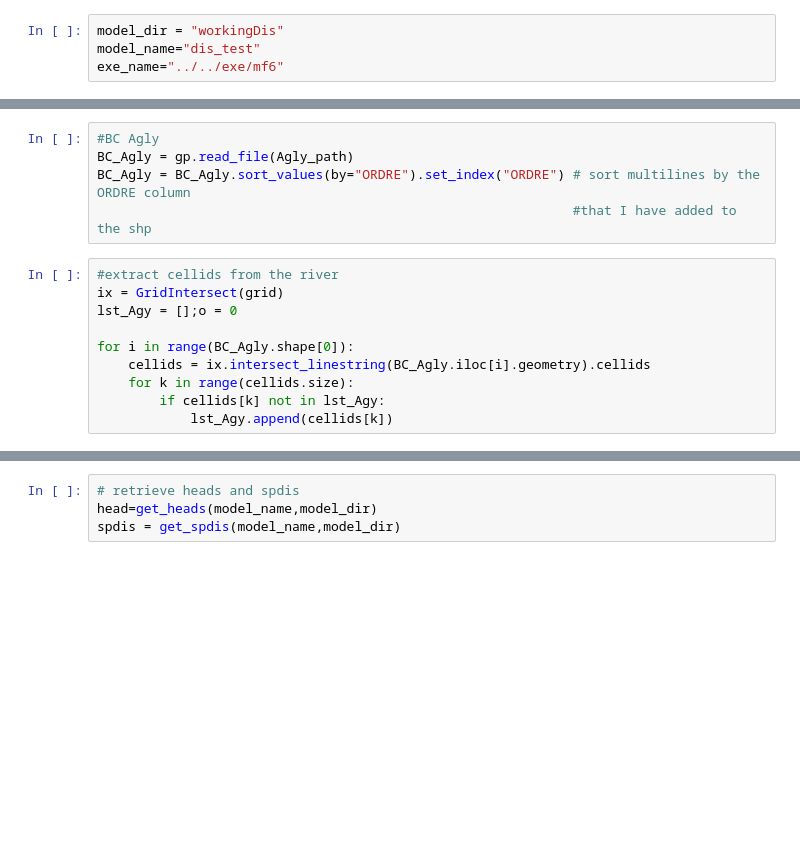
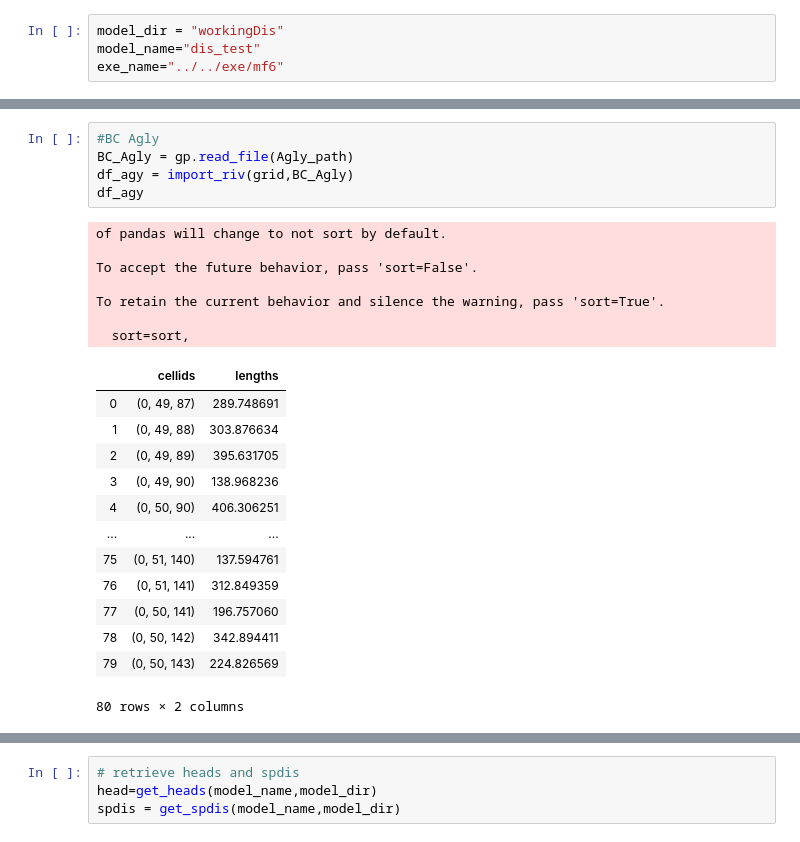
Before and after one commit to LudovicSchorpp/TM_Ludovic_Schorpp, a Jupyter notebook: codes_tests/Modeles2D/test_premier_model/test_premier_model.ipynb, the cells around one changed output, grey strips where cells are left out. Drawn from its saved outputs; the diff is of its cells as text; blank space fills up the shorter version.

```diff
--- a/codes_tests/Modeles2D/test_premier_model/test_premier_model.ipynb
+++ b/codes_tests/Modeles2D/test_premier_model/test_premier_model.ipynb
@@ -88,15 +103,26 @@ chd_lst
-# %%
-#BC Agly
-BC_Agly = gp.read_file(Agly_path)
-BC_Agly = BC_Agly.sort_values(by="ORDRE").set_index("ORDRE") # sort multilines by the ORDRE column
-                                                             #that I have added to the shp
-# %%
-#extract cellids from the river
-ix = GridIntersect(grid)
-lst_Agy = [];o = 0
-
-for i in range(BC_Agly.shape[0]):
-    cellids = ix.intersect_linestring(BC_Agly.iloc[i].geometry).cellids
-    for k in range(cellids.size):
-        if cellids[k] not in lst_Agy:
-            lst_Agy.append(cellids[k])
+# %%
+#BC Agly
+BC_Agly = gp.read_file(Agly_path)
+df_agy = import_riv(grid,BC_Agly)
+df_agy
+# %% [output]
+of pandas will change to not sort by default.
+
+To accept the future behavior, pass 'sort=False'.
+
+To retain the current behavior and silence the warning, pass 'sort=True'.
+
+  sort=sort,
+|  | cellids | lengths |
+| 0 | (0, 49, 87) | 289.748691 |
+| 1 | (0, 49, 88) | 303.876634 |
+| 2 | (0, 49, 89) | 395.631705 |
+| 3 | (0, 49, 90) | 138.968236 |
+| 4 | (0, 50, 90) | 406.306251 |
+| ... | ... | ... |
+| 75 | (0, 51, 140) | 137.594761 |
+| 76 | (0, 51, 141) | 312.849359 |
+| 77 | (0, 50, 141) | 196.757060 |
+| 78 | (0, 50, 142) | 342.894411 |
+| 79 | (0, 50, 143) | 224.826569 |
+80 rows × 2 columns
```
Also changed, not shown: parts of 15 cells of this notebook, 23 other files.
